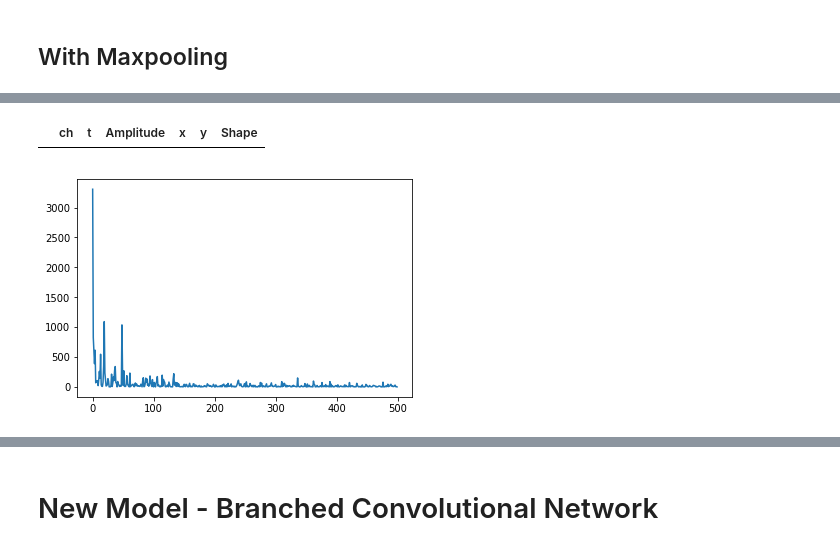
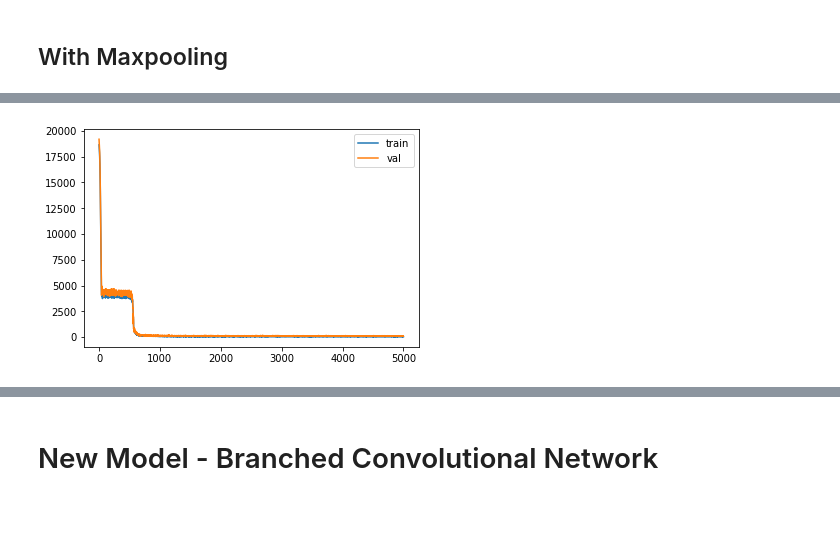
Before and after one commit to psambit9791/SpikeSort, a Jupyter notebook: CNN for Localisation - Ground Truth.ipynb, the cells around one changed output, grey strips where cells are left out. Cells and saved outputs as stored; diff of their text form; code cells hidden in the pictures; blank space fills up the shorter version.

```diff
--- a/CNN for Localisation - Ground Truth.ipynb
+++ b/CNN for Localisation - Ground Truth.ipynb
@@ -232,5 +166,0 @@ for i in range(ground_truth.shape[0]):
-# %%
-location = {}
-
-for i in range(ground_truth.shape[0]):
-    location[(ground_truth[i, 0], ground_truth[i, 1])] = (somapos[0, ground_truth[i, 0]-1], somapos[1, ground_truth[i, 0]-1])
@@ -241,10 +167,20 @@ print(list_times_ch)
+# %%
+location = {}
+
+x = H.spikes['x'].tolist()
+y = H.spikes['y'].tolist()
+
+for i in range(len(list_times)):
+    location[(list_times[i], list_ch[i])] = (x[i], y[i])
 # %% [markdown]
 ### Splitting in Train-Test Data
 # %%
-train_lim = (int)(0.8*len(list_times_ch))
+train_lim = (int)(0.7*len(list_times_ch))
+val_lim = (int)(0.8*len(list_times_ch))
 
 list_times_ch_train = list_times_ch[:train_lim]
-list_times_ch_test = list_times_ch[train_lim:]
+list_times_ch_val = list_times_ch[train_lim:val_lim]
+list_times_ch_test = list_times_ch[val_lim:]
 
-print(len(list_times_ch_train), len(list_times_ch_test))
+print(len(list_times_ch_train),len(list_times_ch_val), len(list_times_ch_test))
 # %% [output]
@@ -382,15 +330,15 @@ print(len(list_times_ch_train), len(list_times_ch_test))
 # %% [markdown]
 ## With Maxpooling
 # %%
-# epoch_range = 500
-# batch_size = 200
-# learning_rate = 0.0001
+epoch_range = 5000
+batch_size = 100
+learning_rate = 0.0001
 
-# cnn_1 = LocatorCNN().cuda()
-# cnn_1.apply(init_weights)
-# criterion = nn.MSELoss()
-# optimizer = torch.optim.Adam(
-#     cnn_1.parameters(), lr=learning_rate)
+cnn_1 = LocatorCNN().cuda()
+cnn_1.apply(init_weights)
+criterion = nn.MSELoss()
+optimizer = torch.optim.Adam(
+    cnn_1.parameters(), lr=learning_rate)
 
-# out, losses_1 = train_cnn(cnn_1, list_times_ch_train, image_data, location, criterion, optimizer, epoch_range, batch_size)
+out, losses_1, vloss = train_cnn(cnn_1, list_times_ch_train, list_times_ch_val ,image_data, location, criterion, optimizer, epoch_range, batch_size)
 # %% [output]
@@ -414,11 +362,9 @@ epoch [500/500], loss:0.33102, avg:11.60546
-# %%
-H.spikes.loc[H.spikes['ch'] == 102]
-# %% [output]
-|  | ch | t | Amplitude | x | y | Shape |
 # %%
 plt.figure()
-plt.plot(losses_1)
+plt.plot(losses_1, label="train")
+plt.plot(vloss, label="val")
+plt.legend()
 plt.show()
 # %% [output]
-[figure, old version]
+[figure, new version]
 # %%
```
Also changed, not shown: parts of 69 cells of this notebook, 11 other files.
